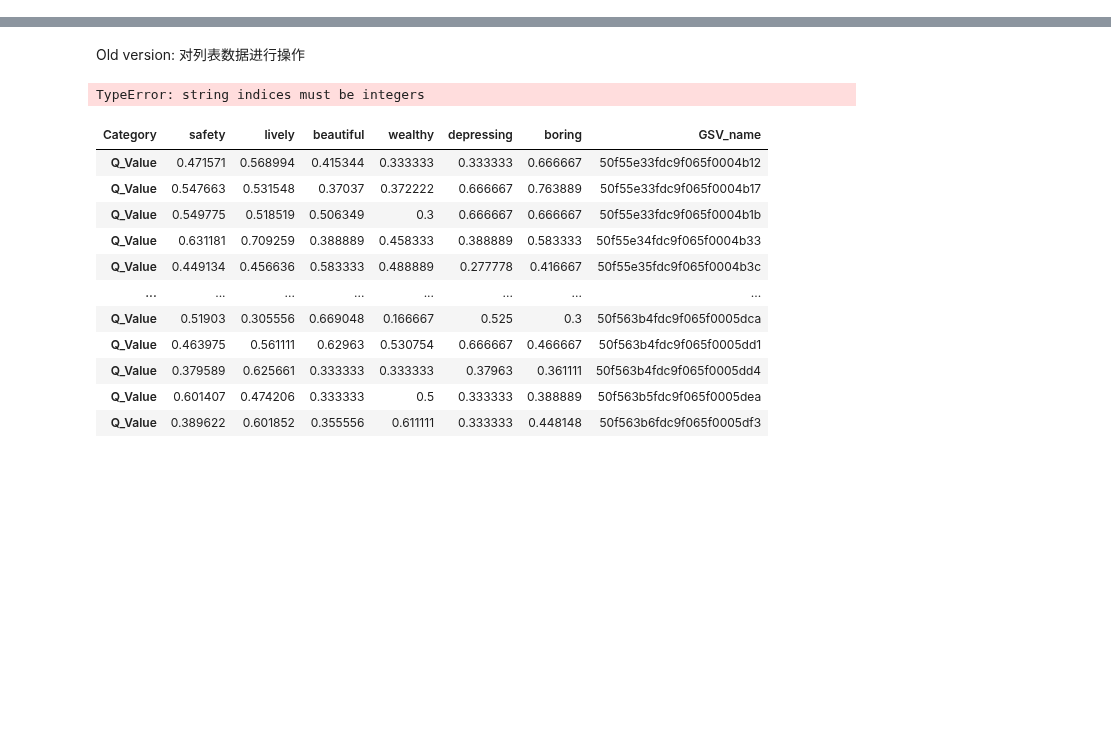
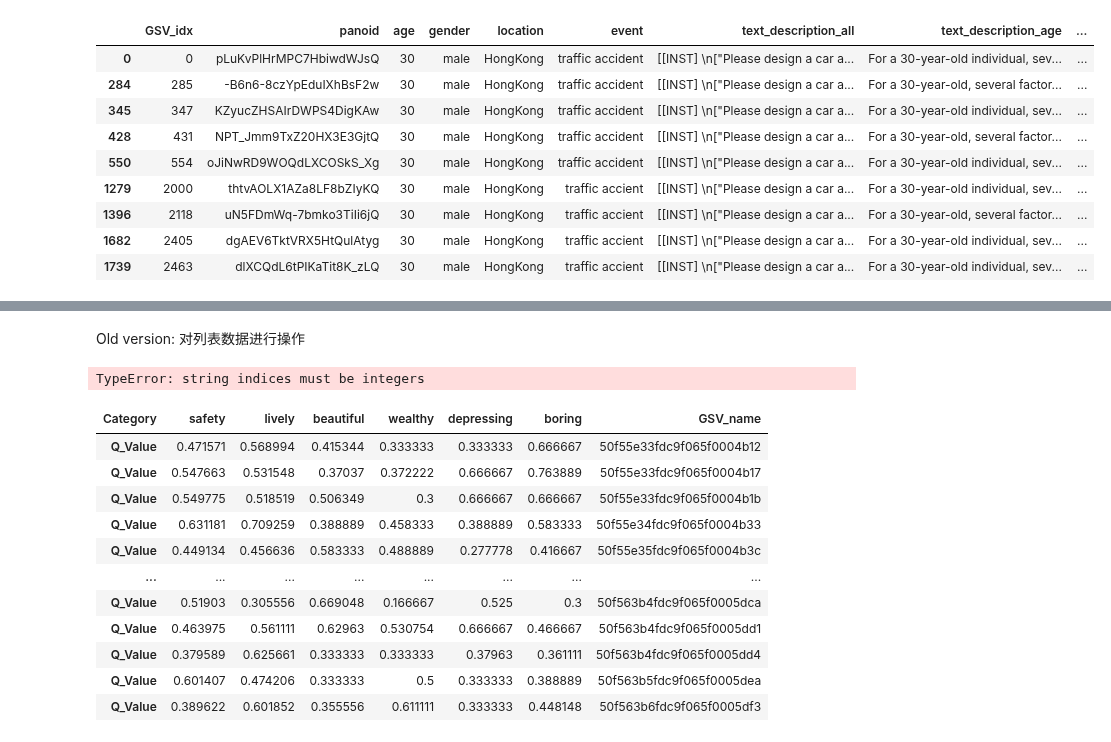
Before and after one commit to CeHouGIS/Safety_Perception_HK, a Jupyter notebook: data_merge.ipynb, the cells around one changed output, grey strips where cells are left out. Saved outputs shown, nothing was run; the diff lists cells and outputs as text; code cells hidden in the pictures; blank space fills up the shorter version.

```diff
--- a/data_merge.ipynb
+++ b/data_merge.ipynb
@@ -24,0 +22,2 @@ dataset_list
+# %%
+aaa = pd.read_pickle(dataset_list[0])
@@ -25,3 +32,18 @@ dataset_list
+# %%
+# 找出不连续的部分
+discontinuities = aaa[aaa['GSV_idx'].diff() != 1]
+discontinuities
+# %% [output]
+|  | GSV_idx | panoid | age | gender | location | event | text_description_all | text_description_age | ... |
+| 0 | 0 | pLuKvPlHrMPC7HbiwdWJsQ | 30 | male | HongKong | traffic accident | [[INST] \n["Please design a car a... | For a 30-year-old individual, sev... | ... |
+| 284 | 285 | -B6n6-8czYpEduIXhBsF2w | 30 | male | HongKong | traffic accident | [[INST] \n["Please design a car a... | For a 30-year-old, several factor... | ... |
+| 345 | 347 | KZyucZHSAIrDWPS4DigKAw | 30 | male | HongKong | traffic accident | [[INST] \n["Please design a car a... | For a 30-year-old individual, sev... | ... |
+| 428 | 431 | NPT_Jmm9TxZ20HX3E3GjtQ | 30 | male | HongKong | traffic accident | [[INST] \n["Please design a car a... | For a 30-year-old, several factor... | ... |
+| 550 | 554 | oJiNwRD9WOQdLXCOSkS_Xg | 30 | male | HongKong | traffic accident | [[INST] \n["Please design a car a... | For a 30-year-old individual, sev... | ... |
+| 1279 | 2000 | thtvAOLX1AZa8LF8bZIyKQ | 30 | male | HongKong | traffic accient | [[INST] \n["Please design a car a... | For a 30-year-old individual, sev... | ... |
+| 1396 | 2118 | uN5FDmWq-7bmko3TiIi6jQ | 30 | male | HongKong | traffic accient | [[INST] \n["Please design a car a... | For a 30-year-old, several factor... | ... |
+| 1682 | 2405 | dgAEV6TktVRX5HtQulAtyg | 30 | male | HongKong | traffic accient | [[INST] \n["Please design a car a... | For a 30-year-old individual, sev... | ... |
+| 1739 | 2463 | dlXCQdL6tPIKaTit8K_zLQ | 30 | male | HongKong | traffic accient | [[INST] \n["Please design a car a... | For a 30-year-old individual, sev... | ... |
 # %%
 # for i,file in enumerate(glob(f'{dataset_path}/dataset_baseline_*')):
 for i,file in enumerate(dataset_list):
```
Also changed, not shown: parts of 7 cells of this notebook, 2 other files.
